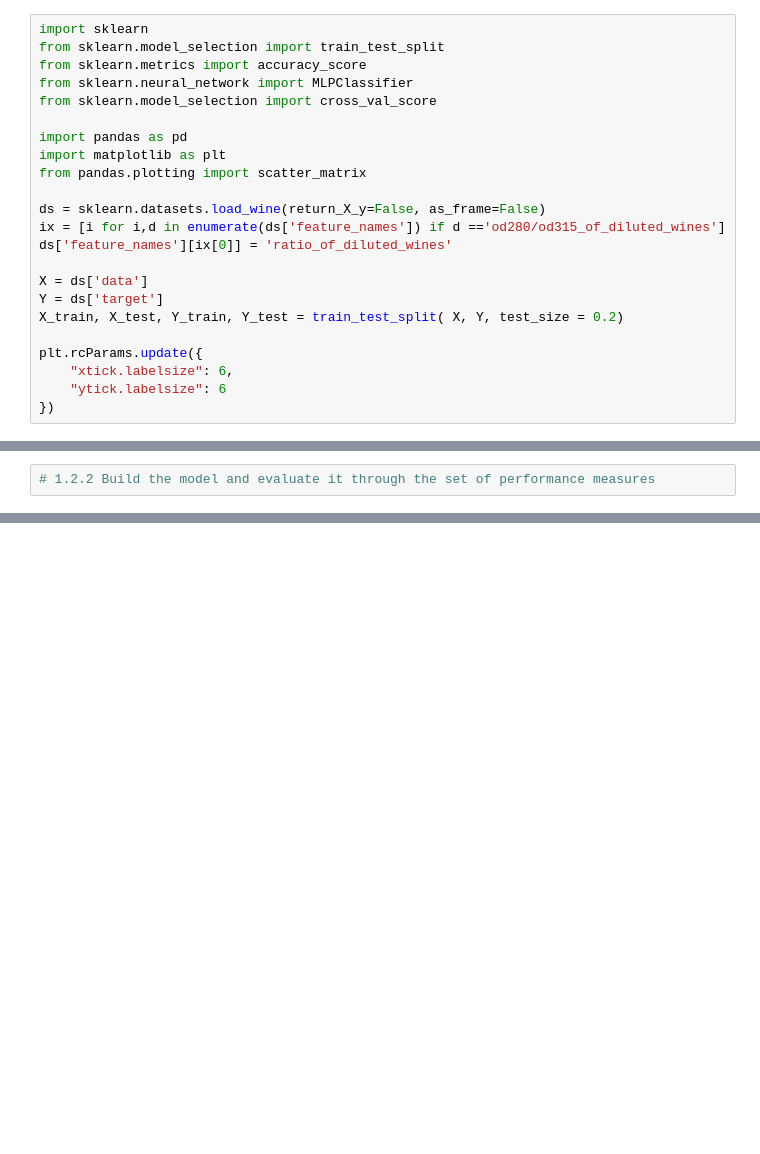
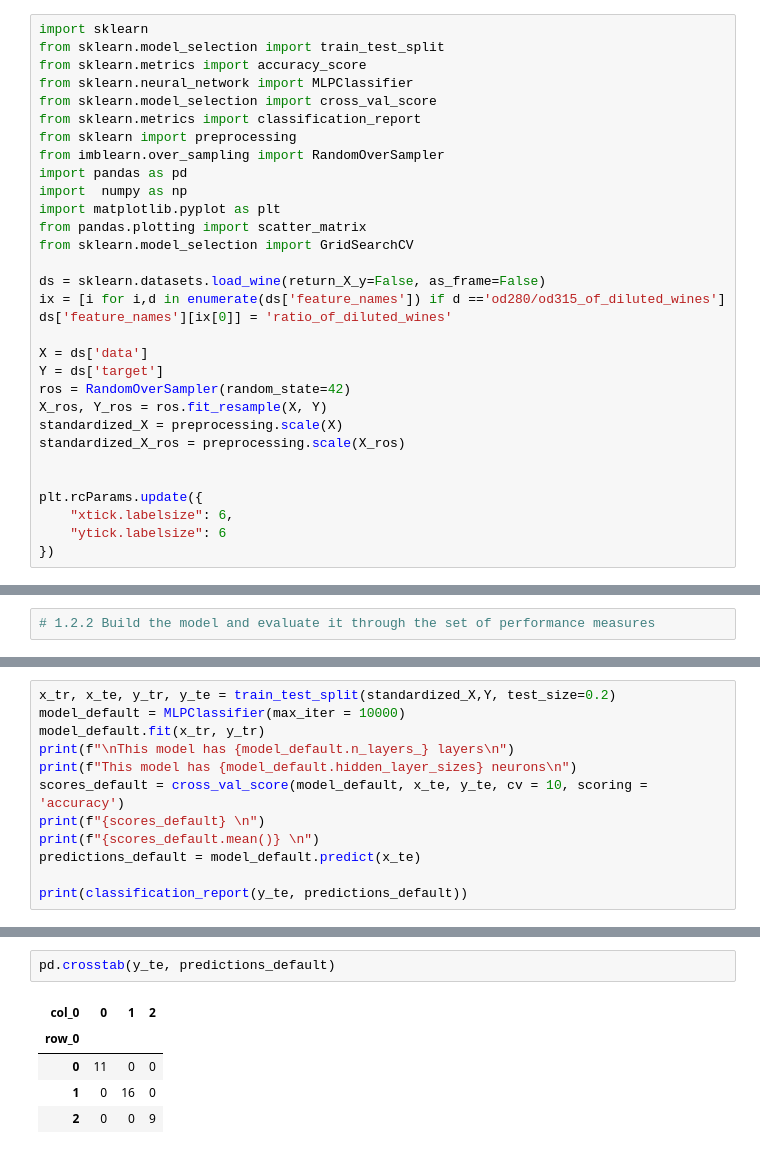
Before and after one commit to PeterReisNyman/Multi-Layer-Perceptron, a Jupyter notebook: Untitled.ipynb, the cells around one changed output, grey strips where cells are left out. Drawn from its saved outputs; the diff is of its cells as text; blank space fills up the shorter version.

```diff
--- a/Untitled.ipynb
+++ b/Untitled.ipynb
@@ -6,10 +6,14 @@ from sklearn.model_selection import train_test_split
 from sklearn.metrics import accuracy_score
 from sklearn.neural_network import MLPClassifier
 from sklearn.model_selection import cross_val_score
-
+from sklearn.metrics import classification_report
+from sklearn import preprocessing
+from imblearn.over_sampling import RandomOverSampler
 import pandas as pd
-import matplotlib as plt
+import  numpy as np
+import matplotlib.pyplot as plt
 from pandas.plotting import scatter_matrix
+from sklearn.model_selection import GridSearchCV
 
 ds = sklearn.datasets.load_wine(return_X_y=False, as_frame=False)
 ix = [i for i,d in enumerate(ds['feature_names']) if d =='od280/od315_of_diluted_wines']
@@ -17,7 +21,11 @@ ds['feature_names'][ix[0]] = 'ratio_of_diluted_wines'
 
 X = ds['data']
 Y = ds['target']
-X_train, X_test, Y_train, Y_test = train_test_split( X, Y, test_size = 0.2)
+ros = RandomOverSampler(random_state=42)
+X_ros, Y_ros = ros.fit_resample(X, Y)
+standardized_X = preprocessing.scale(X)
+standardized_X_ros = preprocessing.scale(X_ros)
+
 
 plt.rcParams.update({
     "xtick.labelsize": 6,
@@ -74,0 +165,12 @@ pd.crosstab(Y_test, predictions_default)
+# %%
+x_tr, x_te, y_tr, y_te = train_test_split(standardized_X,Y, test_size=0.2)
+model_default = MLPClassifier(max_iter = 10000)
+model_default.fit(x_tr, y_tr)
+print(f"\nThis model has {model_default.n_layers_} layers\n")
+print(f"This model has {model_default.hidden_layer_sizes} neurons\n")
+scores_default = cross_val_score(model_default, x_te, y_te, cv = 10, scoring = 'accuracy')
+print(f"{scores_default} \n")
+print(f"{scores_default.mean()} \n")
+predictions_default = model_default.predict(x_te)
+
+print(classification_report(y_te, predictions_default))
@@ -74,0 +195,8 @@ pd.crosstab(Y_test, predictions_default)
+# %%
+pd.crosstab(y_te, predictions_default)
+# %% [output]
+| col_0 | 0 | 1 | 2 |
+| row_0 |  |  |  |
+| 0 | 11 | 0 | 0 |
+| 1 | 0 | 16 | 0 |
+| 2 | 0 | 0 | 9 |
```
Also changed, not shown: parts of 21 cells of this notebook.
